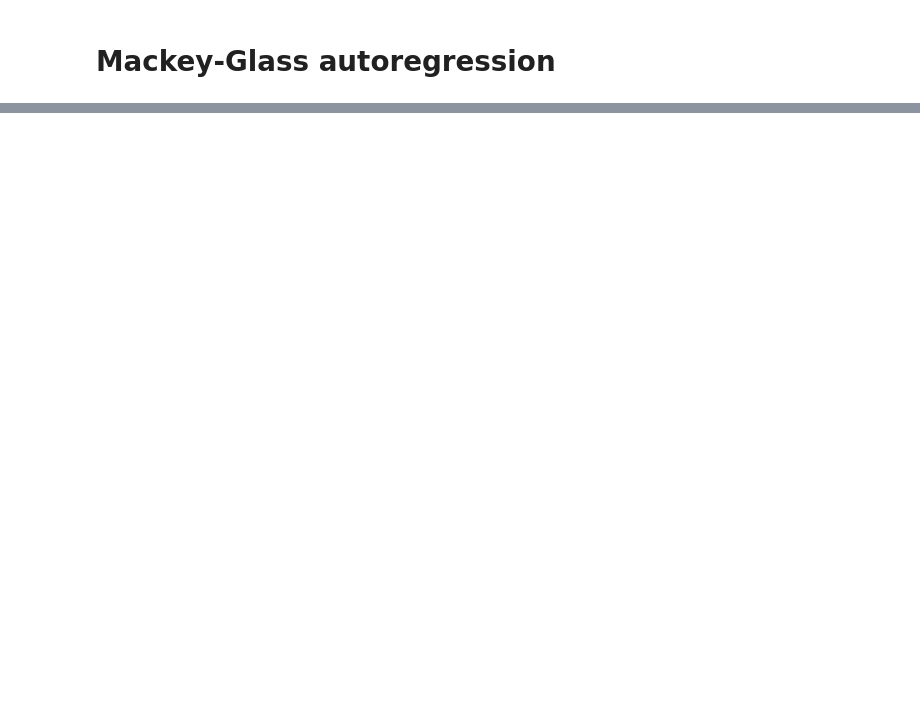
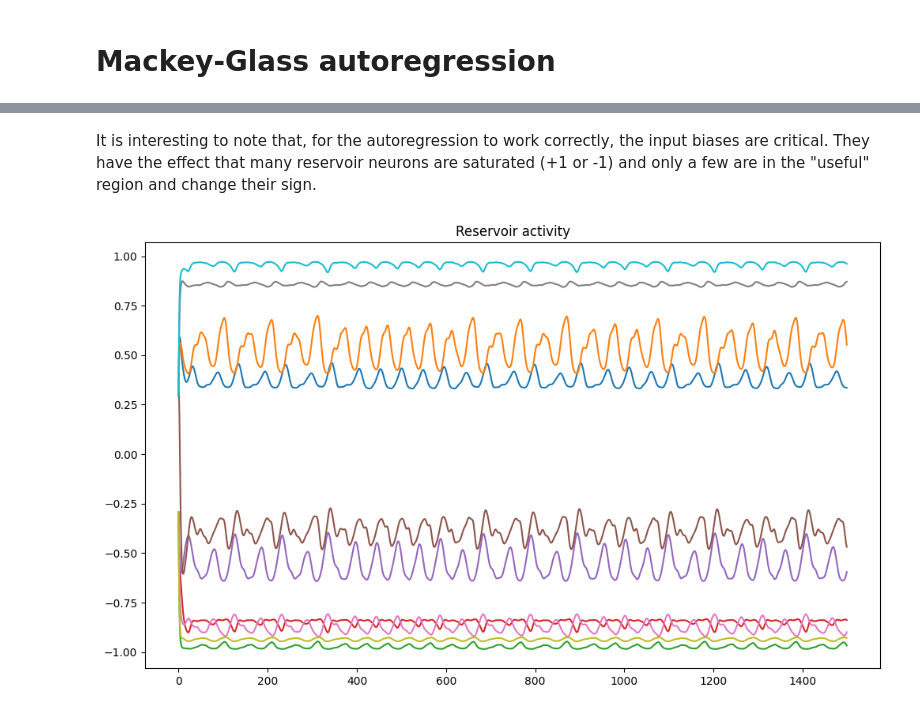
Before and after one commit to vitay/water-tank, a Jupyter notebook: docs/notebooks/MackeyGlass.ipynb, the cells around one changed output, grey strips where cells are left out. Saved outputs shown, nothing was run; the diff lists cells and outputs as text; code cells hidden in the pictures; blank space fills up the shorter version.

```diff
--- a/docs/notebooks/MackeyGlass.ipynb
+++ b/docs/notebooks/MackeyGlass.ipynb
@@ -143,0 +186,10 @@ plt.show()
+# %% [markdown]
+It is interesting to note that, for the autoregression to work correctly, the input biases are critical. They have the effect that many reservoir neurons are saturated (+1 or -1) and only a few are in the "useful" region and change their sign.
+# %%
+plt.figure(figsize=(12, 7))
+plt.title("Reservoir activity")
+for i in range(10):
+    plt.plot(data['rc'][:, i])
+plt.show()
+# %% [output]
+[figure, added]
```
Also changed, not shown: parts of 16 cells of this notebook, 20 other files.
